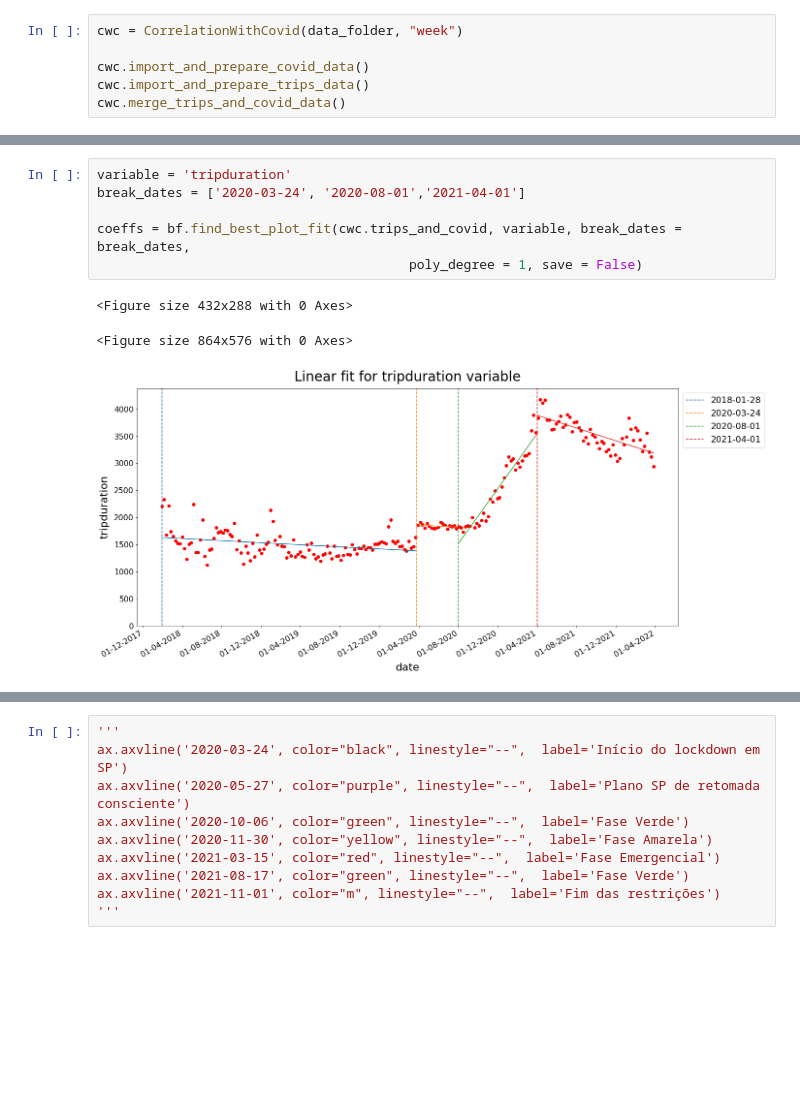
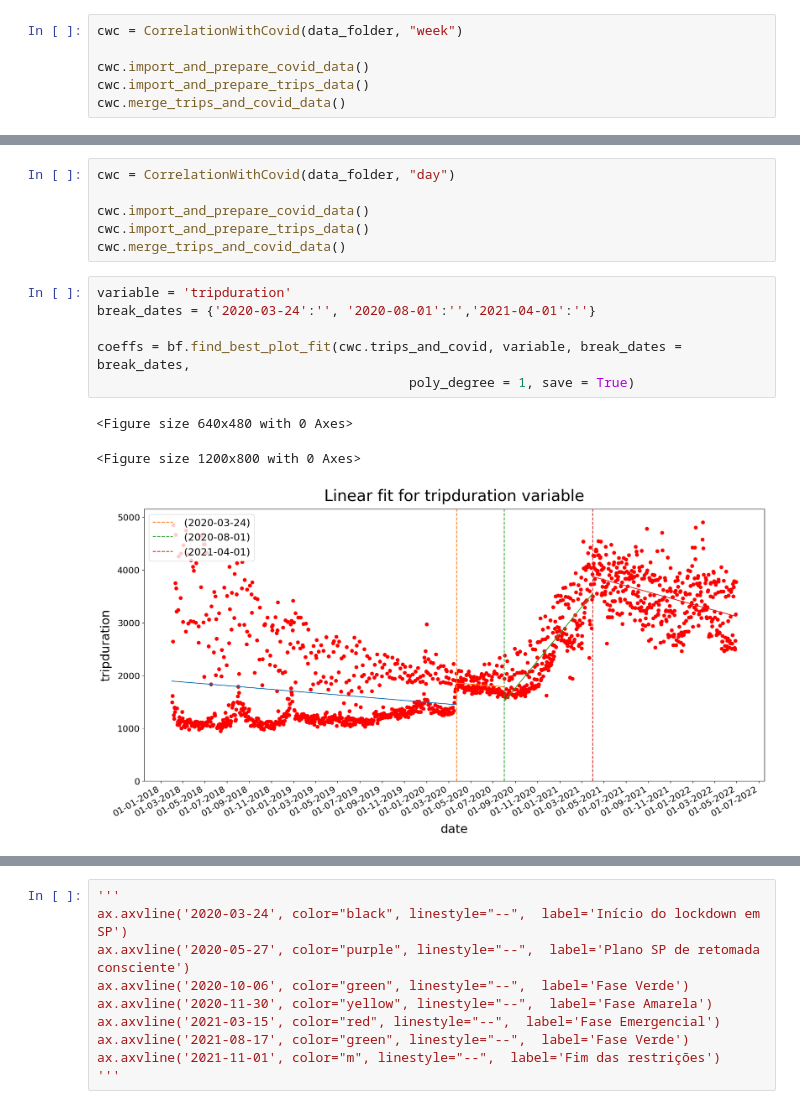
Before and after one commit to anayflima/bss-analysis, a Jupyter notebook: data_analysis/best_fit.ipynb, the cells around one changed output, grey strips where cells are left out. Saved outputs shown, nothing was run; the diff lists cells and outputs as text; blank space fills up the shorter version.

```diff
--- a/data_analysis/best_fit.ipynb
+++ b/data_analysis/best_fit.ipynb
@@ -56,10 +111,16 @@ cwc.merge_trips_and_covid_data()
+# %%
+cwc = CorrelationWithCovid(data_folder, "day")
+
+cwc.import_and_prepare_covid_data()
+cwc.import_and_prepare_trips_data()
+cwc.merge_trips_and_covid_data()
 # %%
 variable = 'tripduration'
-break_dates = ['2020-03-24', '2020-08-01','2021-04-01']
+break_dates = {'2020-03-24':'', '2020-08-01':'','2021-04-01':''}
 
 coeffs = bf.find_best_plot_fit(cwc.trips_and_covid, variable, break_dates = break_dates,
-                                        poly_degree = 1, save = False)
+                                        poly_degree = 1, save = True)
 # %% [output]
-<Figure size 432x288 with 0 Axes>
+<Figure size 640x480 with 0 Axes>
-<Figure size 864x576 with 0 Axes>
+<Figure size 1200x800 with 0 Axes>
-[figure, old version]
+[figure, new version]
```
Also changed, not shown: parts of 13 cells of this notebook, 1 other file.
